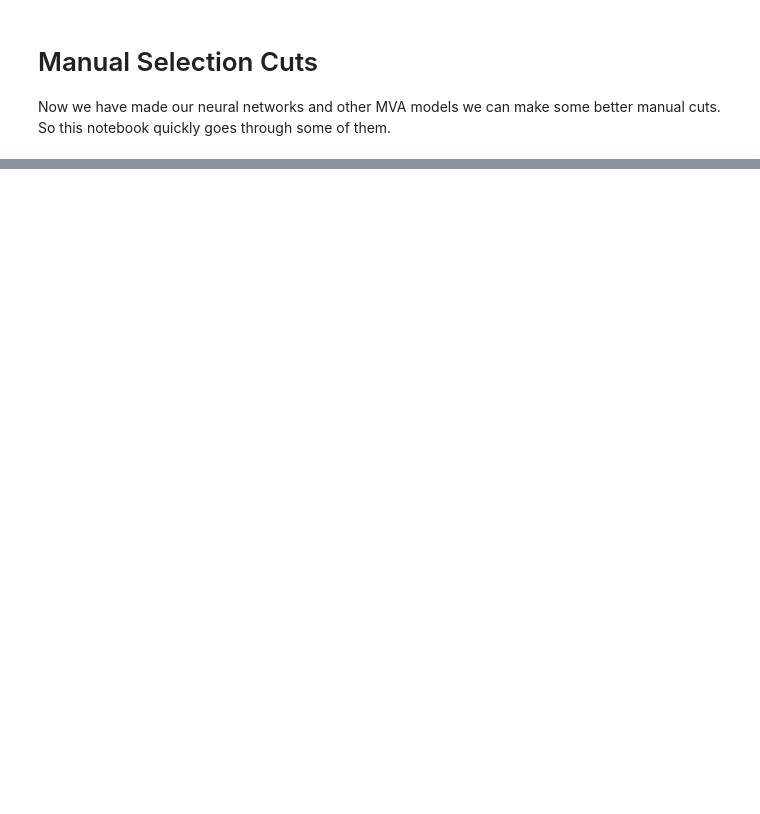
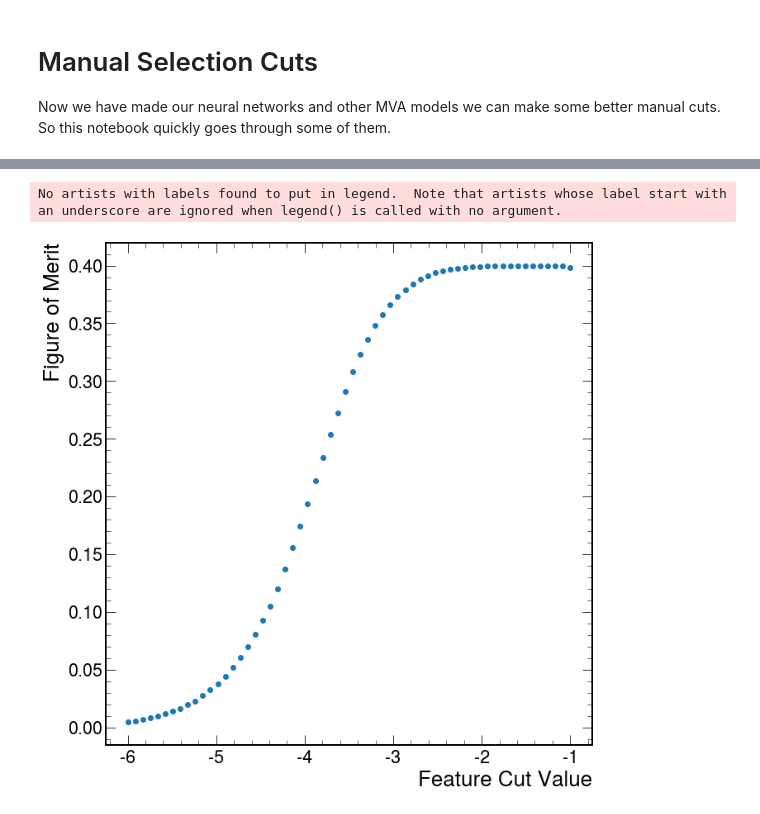
Before and after one commit to ChandlerKenworthy/Y4RareDecayProject, a Jupyter notebook: manual_selection/NewManualSelection.ipynb, the cells around one changed output, grey strips where cells are left out. Cells and saved outputs as stored; diff of their text form; code cells hidden in the pictures; blank space fills up the shorter version.

```diff
--- a/manual_selection/NewManualSelection.ipynb
+++ b/manual_selection/NewManualSelection.ipynb
@@ -170,0 +158,22 @@ for q in ['L1_ETA']:
+# %%
+cut_direction = "lt"
+cut_space = np.linspace(-6, -1, 60)
+# %%
+sub_df = df[['category', 'Lb_M', FEATURE]].copy()
+sub_df.columns = ['category', 'Lb_M', 'values']
+
+punzis = get_punzi(sub_df, cut_space, FEATURE+"s", cut_dir=cut_direction)
+# defined such that the cut_dir defines the signal. E.g. if value of feature > cut_value it is signal ('gt') vice versa for lt.
+# %%
+fig, ax = plt.subplots(1, 1)
+x = cut_space
+ax.scatter(x, punzis)
+plt.ylabel('Figure of Merit')
+plt.xlabel('Feature Cut Value')
+plt.legend()
+plt.tight_layout()
+plt.savefig(f'../images/ManualCuts/Punzi_{FEATURE}.png')
+plt.show()
+# %% [output]
+No artists with labels found to put in legend.  Note that artists whose label start with an underscore are ignored when legend() is called with no argument.
+[figure, added]
```
Also changed, not shown: parts of 21 cells of this notebook, 4 other files.
